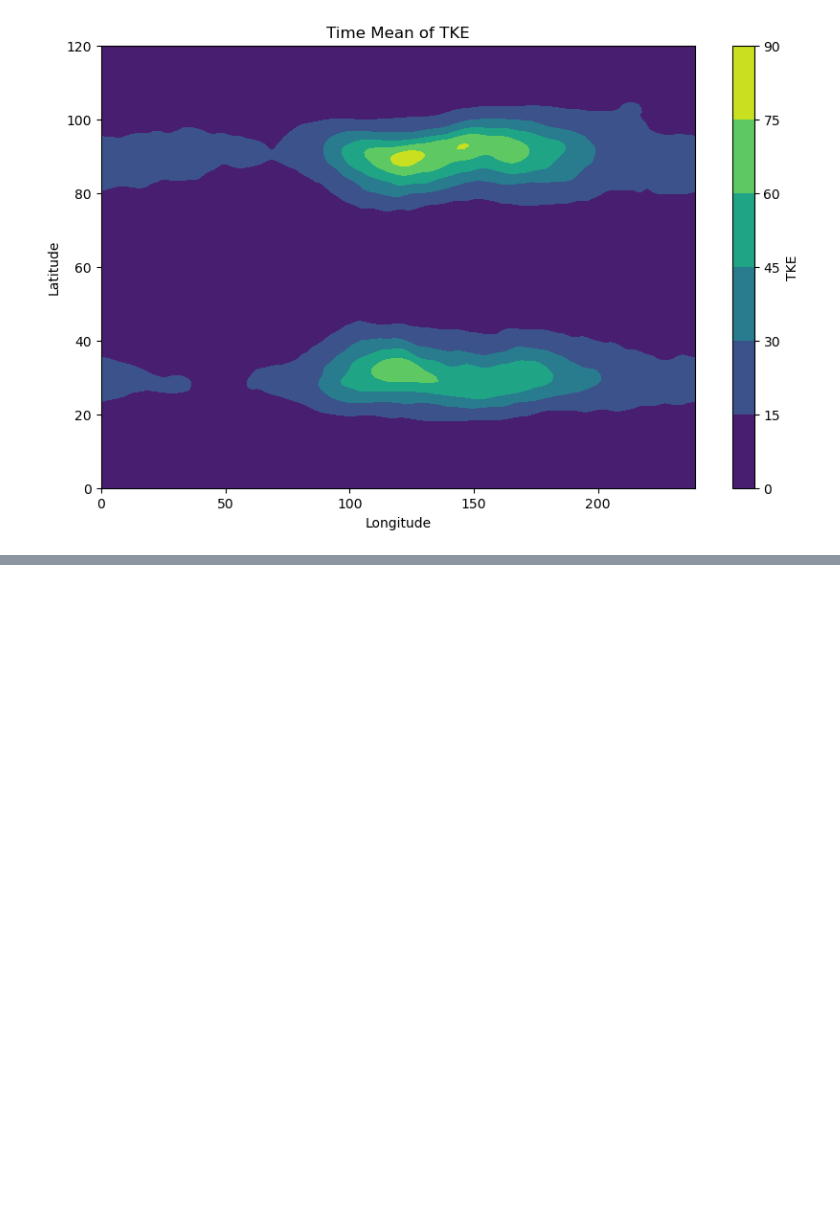
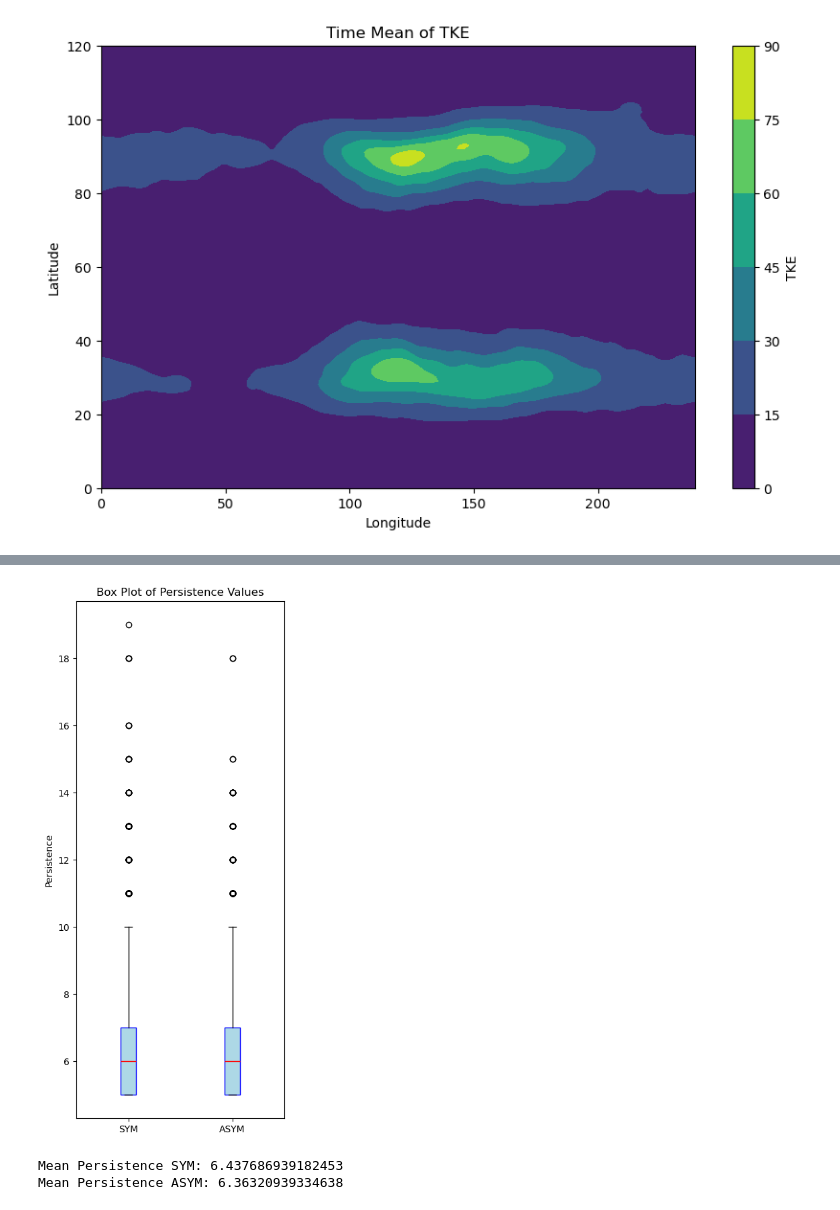
Before and after one commit to michele-filippucci/lwa_persistence, a Jupyter notebook: scratchbook.ipynb, the cells around one changed output, grey strips where cells are left out. Saved outputs shown, nothing was run; the diff lists cells and outputs as text; code cells hidden in the pictures; blank space fills up the shorter version.

```diff
--- a/scratchbook.ipynb
+++ b/scratchbook.ipynb
@@ -21,0 +88,18 @@ plt.show()
+# %%
+plt.figure(figsize=(4,10))
+plt.boxplot([persistences_SYM, persistences_ASYM], labels=['SYM', 'ASYM'], patch_artist=True,
+            boxprops=dict(facecolor='lightblue', color='blue'),
+            medianprops=dict(color='red'),
+            whiskerprops=dict(color='black'),
+            capprops=dict(color='black'))
+plt.title('Box Plot of Persistence Values')
+plt.ylabel('Persistence')
+plt.show()
+# %% [output]
+[figure, added]
+# %%
+print("Mean Persistence SYM:", mean_persistence_SYM)
+print("Mean Persistence ASYM:", mean_persistence_ASYM)
+# %% [output]
+Mean Persistence SYM: 6.437686939182453
+Mean Persistence ASYM: 6.36320939334638
```
Also changed, not shown: parts of 12 cells of this notebook, 22 other files.
